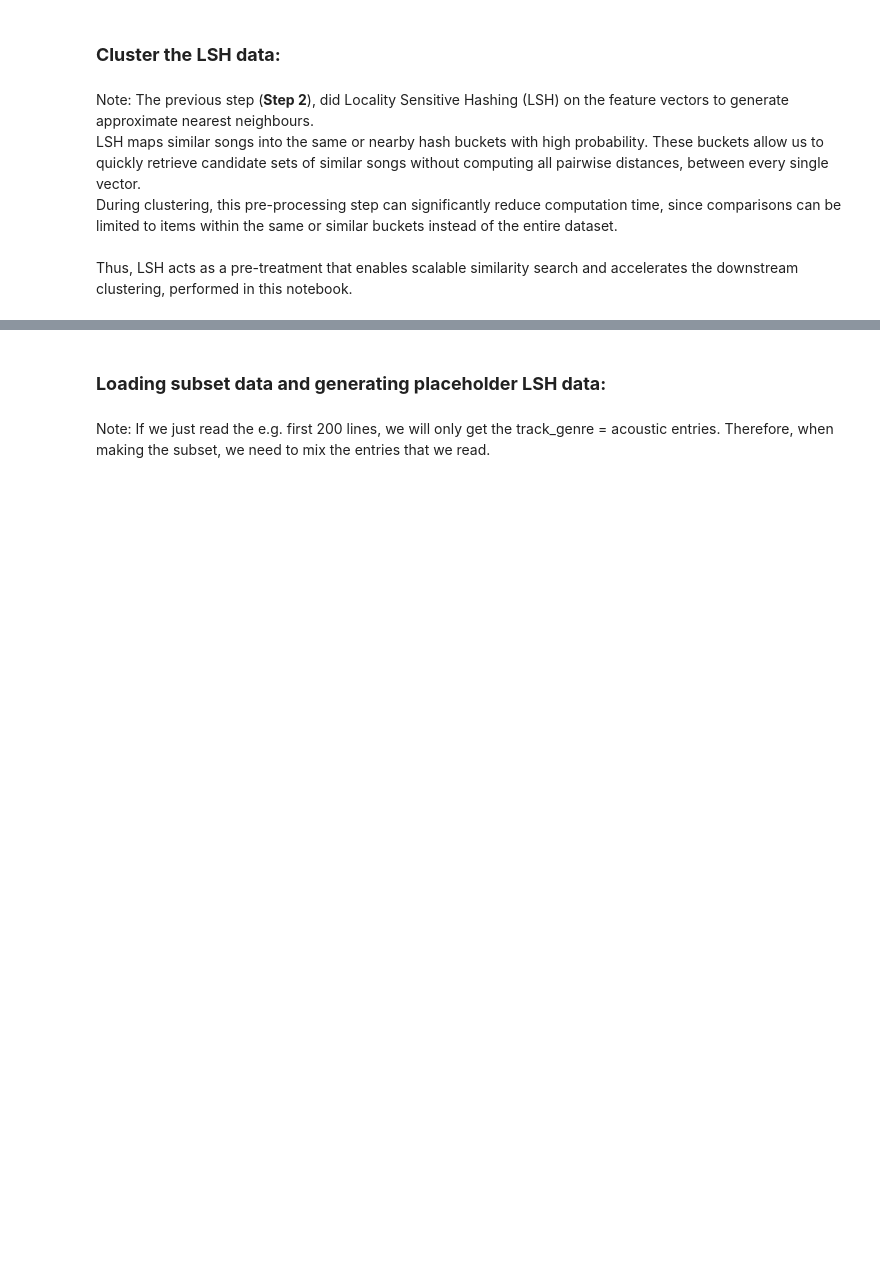
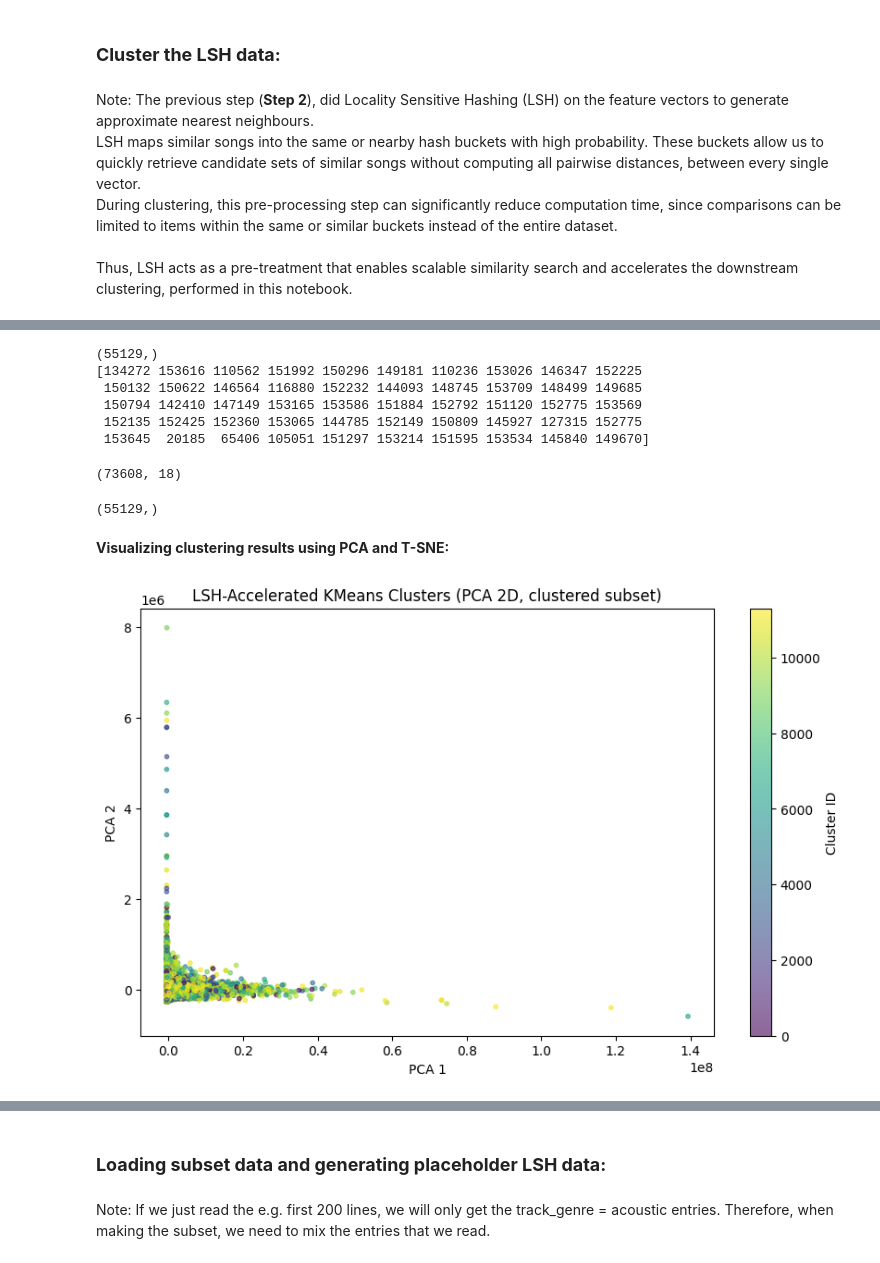
Before and after one commit to adamajane/computational-tools-for-data-science-02807-project, a Jupyter notebook: 3-recommendation-search/3.ipynb, the cells around one changed output, grey strips where cells are left out. Saved outputs shown, nothing was run; the diff lists cells and outputs as text; code cells hidden in the pictures; blank space fills up the shorter version.

Commit message:
K-means clustering - Initial work with LSH signature data.

```diff
--- a/3-recommendation-search/3.ipynb
+++ b/3-recommendation-search/3.ipynb
@@ -19,0 +97,10 @@ Thus, LSH acts as a pre-treatment that enables scalable similarity search and ac
+# %%
+unique_groups = {}  # frozen_set → list of indices
+
+for idx, s in enumerate(candidate_sets):
+    key = frozenset(s)
+    if key not in unique_groups:
+        unique_groups[key] = []
+    unique_groups[key].append(idx)
+
+print("Unique candidate groups:", len(unique_groups))
@@ -19,0 +111,8 @@ Thus, LSH acts as a pre-treatment that enables scalable similarity search and ac
+# %%
+#There are NA values, which need to be replaced using imputers:
+from sklearn.impute import SimpleImputer
+
+imputer = SimpleImputer(strategy="mean")
+X_imputed = imputer.fit_transform(X)
+
+X = X_imputed  # replace original X
@@ -19,0 +143,59 @@ Thus, LSH acts as a pre-treatment that enables scalable similarity search and ac
+# %%
+#Inspecting some of the clustering results:
+print(labels_global.shape)
+print(labels_global[:50])
+# %% [output]
+(55129,)
+[134272 153616 110562 151992 150296 149181 110236 153026 146347 152225
+ 150132 150622 146564 116880 152232 144093 148745 153709 148499 149685
+ 150794 142410 147149 153165 153586 151884 152792 151120 152775 153569
+ 152135 152425 152360 153065 144785 152149 150809 145927 127315 152775
+ 153645  20185  65406 105051 151297 153214 151595 153534 145840 149670]
+# %%
+X.shape
+# %% [output]
+(73608, 18)
+# %%
+labels_global.shape
+#Note: LSH candidate clustering only assigned labels to a subset of rows (55,129 items),
+#while X contains all features including some rows that were never clustered.
+# %% [output]
+(55129,)
+# %% [markdown]
+**Visualizing clustering results using PCA and T-SNE:**
+# %%
+# Identify clustered rows
+clustered_mask = labels_global != -1  # labels_global only exists for 55129 items
+
+# Subset X to match labels
+X_clustered = X[:labels_global.shape[0], :]  # first 55129 rows must correspond to labels_global
+labels = labels_global
+
+# PCA
+from sklearn.decomposition import PCA
+import matplotlib.pyplot as plt
+import numpy as np
+
+pca = PCA(n_components=2, random_state=42)
+X_pca = pca.fit_transform(X_clustered)
+
+# Map cluster IDs to sequential integers for coloring
+unique_labels = np.unique(labels)
+label_map = {old: new for new, old in enumerate(unique_labels)}
+labels_mapped = np.array([label_map[l] for l in labels])
+
+plt.figure(figsize=(10,6))
+plt.scatter(
+    X_pca[:,0], X_pca[:,1],
+    c=labels_mapped,
+    s=10,
+    cmap='viridis',
+    alpha=0.6
+)
+plt.xlabel("PCA 1")
+plt.ylabel("PCA 2")
+plt.title("LSH-Accelerated KMeans Clusters (PCA 2D, clustered subset)")
+plt.colorbar(label="Cluster ID")
+plt.show()
+# %% [output]
+[figure, added]
```
Also changed, not shown: parts of 19 cells of this notebook, 1 other file.
